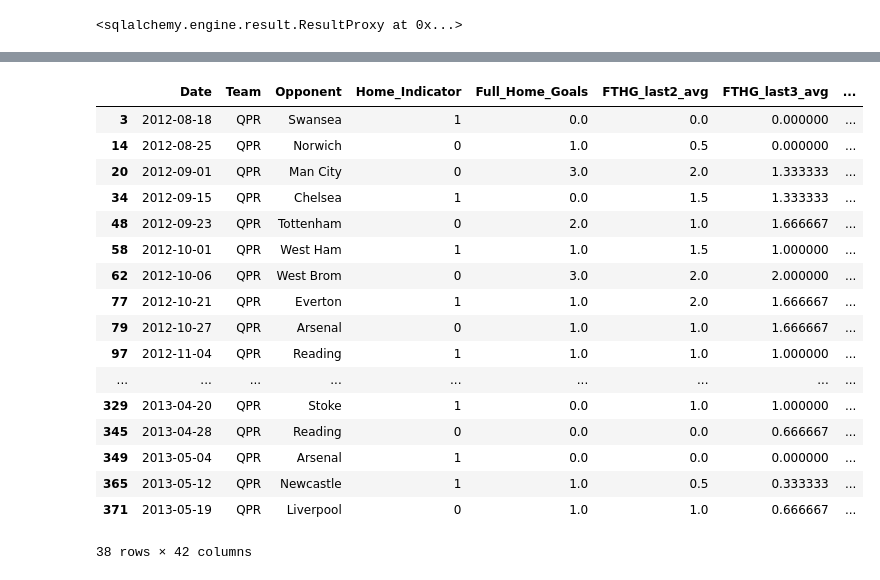
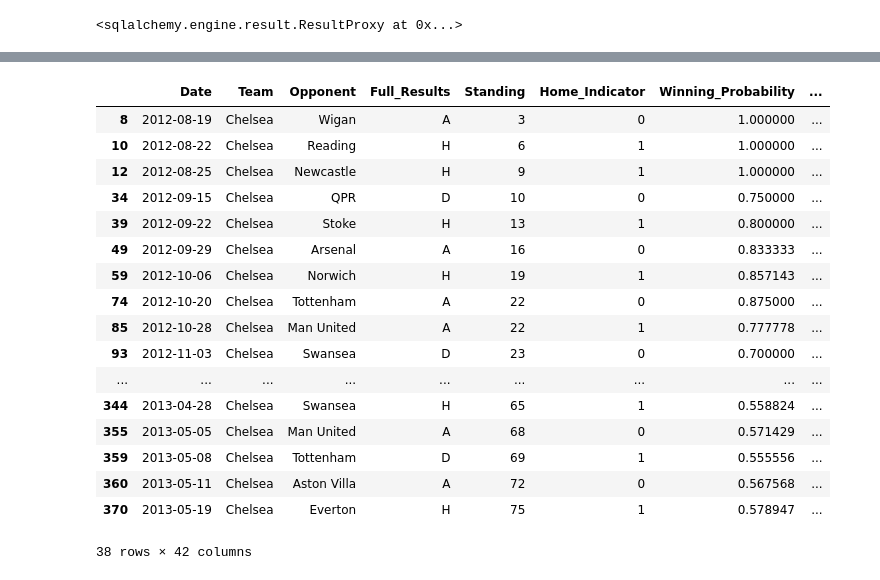
Before and after one commit to goandseeleah/gambling-soccer, a Jupyter notebook: MLP.ipynb, the cells around one changed output, grey strips where cells are left out. Saved outputs shown, nothing was run; the diff lists cells and outputs as text; code cells hidden in the pictures.

```diff
--- a/MLP.ipynb
+++ b/MLP.ipynb
@@ -21,7 +21,7 @@ engine.execute('USE ml_football')
 <sqlalchemy.engine.result.ResultProxy at 0x...>
 # %%
 # all seasons for England
-df = pd.read_sql('select Date, HomeTeam, AwayTeam, FTHG, FTAG, FTR, HTHG, HTAG, HST, AST, `AS`, `HS` from England', con = engine)
+df = pd.read_sql('select Date, HomeTeam, AwayTeam, FTR, FTHG, FTAG, HTHG, HTAG, HST, AST, `AS`, `HS` from England', con = engine)
 
 year = []
 month = []
@@ -141,19 +141,19 @@ def dataTransformer(data,features):
             ast = []
             for i in range(len(tmp)):
                 if i - k + 1 < 0:
-                    fthg.append(np.sum(team_data['FTHG'][0:i + 1])/k)
-                    ftag.append(np.sum(team_data['FTAG'][0:i + 1])/k)
-                    hthg.append(np.sum(team_data['HTHG'][0:i + 1])/k)
-                    htag.append(np.sum(team_data['HTAG'][0:i + 1])/k)
-                    hst.append(np.sum(team_data['HST'][0:i + 1])/k)
-                    ast.append(np.sum(team_data['AST'][0:i + 1])/k)
-
-                fthg.append(np.sum(team_data['FTHG'][i - k + 1:i + 1])/k)
-                ftag.append(np.sum(team_data['FTAG'][i - k + 1:i + 1])/k)
-                hthg.append(np.sum(team_data['HTHG'][i - k + 1:i + 1])/k)
-                htag.append(np.sum(team_data['HTAG'][i - k + 1:i + 1])/k)
-                hst.append(np.sum(team_data['HST'][i - k + 1:i + 1])/k)
-                ast.append(np.sum(team_data['AST'][i - k + 1:i + 1])/k)
+                    fthg.append(np.sum(team_data['FTHG'][0:i + 1])/ (i + 1))
+                    ftag.append(np.sum(team_data['FTAG'][0:i + 1])/ (i + 1))
+                    hthg.append(np.sum(team_data['HTHG'][0:i + 1])/ (i + 1))
+                    htag.append(np.sum(team_data['HTAG'][0:i + 1])/ (i + 1))
+                    hst.append(np.sum(team_data['HST'][0:i + 1])/ (i + 1))
+                    ast.append(np.sum(team_data['AST'][0:i + 1])/ (i + 1))
+                else:
+                    fthg.append(np.sum(team_data['FTHG'][i - k + 1:i + 1])/k)
+                    ftag.append(np.sum(team_data['FTAG'][i - k + 1:i + 1])/k)
+                    hthg.append(np.sum(team_data['HTHG'][i - k + 1:i + 1])/k)
+                    htag.append(np.sum(team_data['HTAG'][i - k + 1:i + 1])/k)
+                    hst.append(np.sum(team_data['HST'][i - k + 1:i + 1])/k)
+                    ast.append(np.sum(team_data['AST'][i - k + 1:i + 1])/k)
             team_data['FTHG_last'+str(k)+'_avg']= fthg
             team_data['FTAG_last'+str(k)+'_avg']= ftag
             team_data['HTHG_last'+str(k)+'_avg']= hthg
@@ -164,7 +164,7 @@ def dataTransformer(data,features):
 
         #compute the winning probability
         col_name_4 = team_data.columns.tolist()
-        col_name_4.insert(col_name_4.index('Standing')+1,'Winning_Probability')
+        col_name_4.insert(col_name_4.index('Home_Indicator')+1,'Winning_Probability')
         team_data = team_data.reindex(columns=col_name_4)
 
         col_name_4 = team_data.columns.tolist()
@@ -181,15 +181,16 @@ def dataTransformer(data,features):
                 tmp_1.append(0)
 
         win_lst = []
-        win_last5 = [0,0,0,0,0]
+        win_last5 = []
+#         win_last5 = [0,0,0,0,0]
         for i in range(len(tmp_1)):
             win_lst.append(np.sum(tmp_1[:i + 1])/(i + 1))
         for i in range(len(tmp_1)):
             if i > 4:
                 win_last5.append(np.sum(tmp_1[i-4:i + 1])/5)
+            else:
+                win_last5.append(np.sum(tmp_1[0 : i + 1])/ (i + 1))
         team_data['Winning_Probability']= win_lst
-
-
         team_data['Winning_Probability_last5'] = win_last5
 
         #################################################################################
@@ -234,27 +235,27 @@ def dataTransformer(data,features):
 
     return team_store
 # %%
-features_lst = ['Date','Team','Opponent','Home_Indicator','FTHG', 'FTAG', 'FTR','HTHG','HTAG','HST','AST','AS','HS']
+features_lst = ['Date','Team','Opponent', 'FTR', 'Home_Indicator','FTHG', 'FTAG', 'HTHG','HTAG','HST','AST','AS','HS']
 dict_eng12 = dataTransformer(df_eng12, features_lst)
-dict_eng12['QPR']
+dict_eng12['Chelsea']
 # %% [output]
-|  | Date | Team | Opponent | Home_Indicator | Full_Home_Goals | FTHG_last2_avg | FTHG_last3_avg | ... |
-| 3 | 2012-08-18 | QPR | Swansea | 1 | 0.0 | 0.0 | 0.000000 | ... |
-| 14 | 2012-08-25 | QPR | Norwich | 0 | 1.0 | 0.5 | 0.000000 | ... |
-| 20 | 2012-09-01 | QPR | Man City | 0 | 3.0 | 2.0 | 1.333333 | ... |
-| 34 | 2012-09-15 | QPR | Chelsea | 1 | 0.0 | 1.5 | 1.333333 | ... |
-| 48 | 2012-09-23 | QPR | Tottenham | 0 | 2.0 | 1.0 | 1.666667 | ... |
-| 58 | 2012-10-01 | QPR | West Ham | 1 | 1.0 | 1.5 | 1.000000 | ... |
-| 62 | 2012-10-06 | QPR | West Brom | 0 | 3.0 | 2.0 | 2.000000 | ... |
-| 77 | 2012-10-21 | QPR | Everton | 1 | 1.0 | 2.0 | 1.666667 | ... |
-| 79 | 2012-10-27 | QPR | Arsenal | 0 | 1.0 | 1.0 | 1.666667 | ... |
-| 97 | 2012-11-04 | QPR | Reading | 1 | 1.0 | 1.0 | 1.000000 | ... |
+|  | Date | Team | Opponent | Full_Results | Standing | Home_Indicator | Winning_Probability | ... |
+| 8 | 2012-08-19 | Chelsea | Wigan | A | 3 | 0 | 1.000000 | ... |
+| 10 | 2012-08-22 | Chelsea | Reading | H | 6 | 1 | 1.000000 | ... |
+| 12 | 2012-08-25 | Chelsea | Newcastle | H | 9 | 1 | 1.000000 | ... |
+| 34 | 2012-09-15 | Chelsea | QPR | D | 10 | 0 | 0.750000 | ... |
+| 39 | 2012-09-22 | Chelsea | Stoke | H | 13 | 1 | 0.800000 | ... |
+| 49 | 2012-09-29 | Chelsea | Arsenal | A | 16 | 0 | 0.833333 | ... |
+| 59 | 2012-10-06 | Chelsea | Norwich | H | 19 | 1 | 0.857143 | ... |
+| 74 | 2012-10-20 | Chelsea | Tottenham | A | 22 | 0 | 0.875000 | ... |
+| 85 | 2012-10-28 | Chelsea | Man United | A | 22 | 1 | 0.777778 | ... |
+| 93 | 2012-11-03 | Chelsea | Swansea | D | 23 | 0 | 0.700000 | ... |
 | ... | ... | ... | ... | ... | ... | ... | ... | ... |
-| 329 | 2013-04-20 | QPR | Stoke | 1 | 0.0 | 1.0 | 1.000000 | ... |
-| 345 | 2013-04-28 | QPR | Reading | 0 | 0.0 | 0.0 | 0.666667 | ... |
-| 349 | 2013-05-04 | QPR | Arsenal | 1 | 0.0 | 0.0 | 0.000000 | ... |
-| 365 | 2013-05-12 | QPR | Newcastle | 1 | 1.0 | 0.5 | 0.333333 | ... |
-| 371 | 2013-05-19 | QPR | Liverpool | 0 | 1.0 | 1.0 | 0.666667 | ... |
+| 344 | 2013-04-28 | Chelsea | Swansea | H | 65 | 1 | 0.558824 | ... |
+| 355 | 2013-05-05 | Chelsea | Man United | A | 68 | 0 | 0.571429 | ... |
+| 359 | 2013-05-08 | Chelsea | Tottenham | D | 69 | 1 | 0.555556 | ... |
+| 360 | 2013-05-11 | Chelsea | Aston Villa | A | 72 | 0 | 0.567568 | ... |
+| 370 | 2013-05-19 | Chelsea | Everton | H | 75 | 1 | 0.578947 | ... |
 38 rows × 42 columns
 # %%
 df = pd.DataFrame()
```
Also changed, not shown: parts of 5 cells of this notebook.
